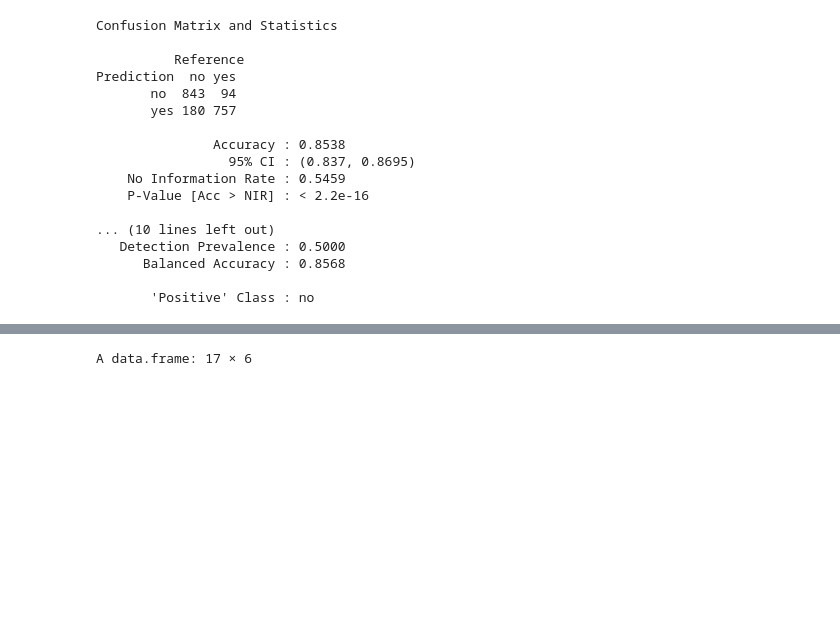
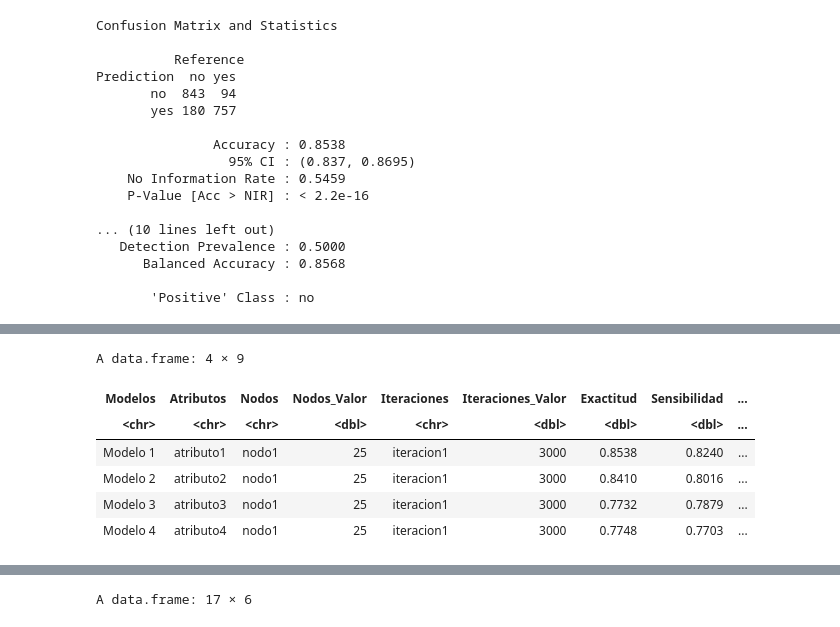
Before and after one commit to NestorPatricio/Diplomado_Big_Data_Data_Science, a Jupyter notebook: Fundamentos y aplicaciones de Machine Learning y Deep Learning/Ejercicios/Ejercicio_2_Comparación_Modelos_Clasificación_Supervisada_Resuelto.ipynb, the cells around one changed output, grey strips where cells are left out. Saved outputs shown, nothing was run; the diff lists cells and outputs as text; code cells hidden in the pictures; blank space fills up the shorter version.

```diff
--- a/Fundamentos y aplicaciones de Machine Learning y Deep Learning/Ejercicios/Ejercicio_2_Comparación_Modelos_Clasificación_Supervisada_Resuelto.ipynb
+++ b/Fundamentos y aplicaciones de Machine Learning y Deep Learning/Ejercicios/Ejercicio_2_Comparación_Modelos_Clasificación_Supervisada_Resuelto.ipynb
@@ -790,0 +847,11 @@ Warning message in confusionMatrix.default(data = as.factor(prediccion_RN), refe
+# %%
+#compara_nodos$Nodos <- as.factor(compara_nodos$Nodos)
+compara_nodos
+# %% [output]
+A data.frame: 4 × 9
+| Modelos | Atributos | Nodos | Nodos_Valor | Iteraciones | Iteraciones_Valor | Exactitud | Sensibilidad | ... |
+| <chr> | <chr> | <chr> | <dbl> | <chr> | <dbl> | <dbl> | <dbl> | ... |
+| Modelo 1 | atributo1 | nodo1 | 25 | iteracion1 | 3000 | 0.8538 | 0.8240 | ... |
+| Modelo 2 | atributo2 | nodo1 | 25 | iteracion1 | 3000 | 0.8410 | 0.8016 | ... |
+| Modelo 3 | atributo3 | nodo1 | 25 | iteracion1 | 3000 | 0.7732 | 0.7879 | ... |
+| Modelo 4 | atributo4 | nodo1 | 25 | iteracion1 | 3000 | 0.7748 | 0.7703 | ... |
```
Also changed, not shown: parts of 10 cells of this notebook.
